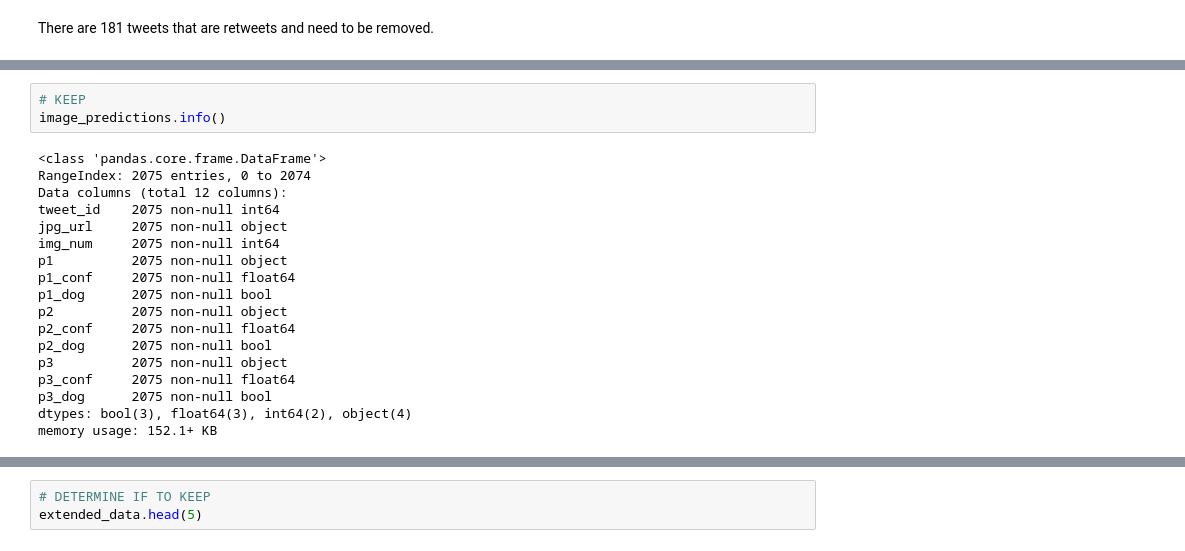
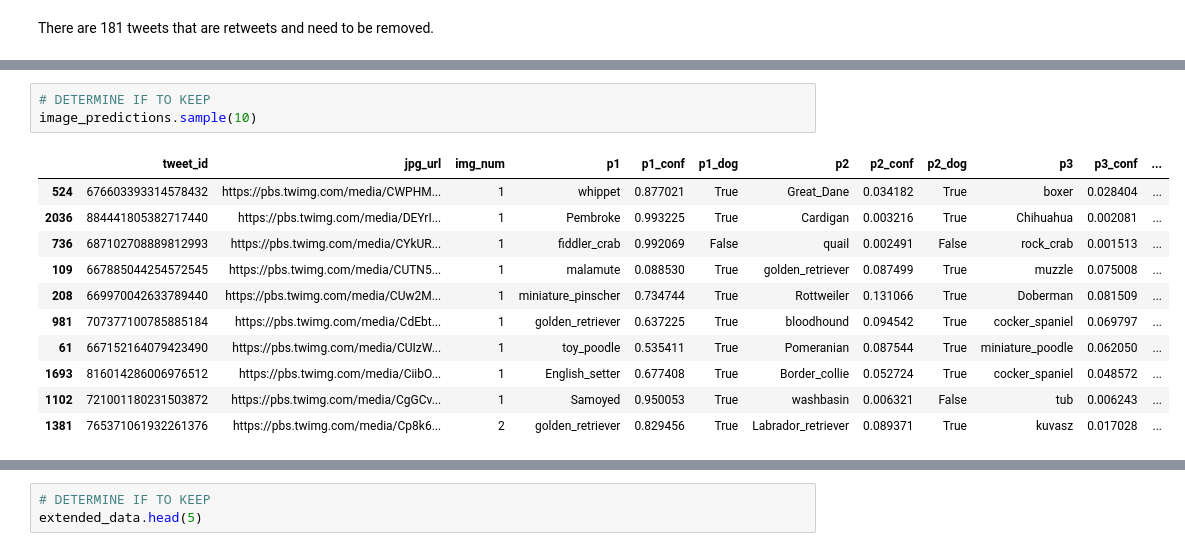
Before and after one commit to Jeffro80/DAND_Wrangle_Data, a Jupyter notebook: wrangle_act.ipynb, the cells around one changed output, grey strips where cells are left out. Drawn from its saved outputs; the diff is of its cells as text.

```diff
--- a/wrangle_act.ipynb
+++ b/wrangle_act.ipynb
@@ -190,21 +237,15 @@ There are 181 tweets that are retweets and need to be removed.
 # %%
-# KEEP
-image_predictions.info()
+# DETERMINE IF TO KEEP
+image_predictions.sample(10)
 # %% [output]
-<class 'pandas.core.frame.DataFrame'>
-RangeIndex: 2075 entries, 0 to 2074
-Data columns (total 12 columns):
-tweet_id    2075 non-null int64
-jpg_url     2075 non-null object
-img_num     2075 non-null int64
-p1          2075 non-null object
-p1_conf     2075 non-null float64
-p1_dog      2075 non-null bool
-p2          2075 non-null object
-p2_conf     2075 non-null float64
-p2_dog      2075 non-null bool
-p3          2075 non-null object
-p3_conf     2075 non-null float64
-p3_dog      2075 non-null bool
-dtypes: bool(3), float64(3), int64(2), object(4)
-memory usage: 152.1+ KB
+|  | tweet_id | jpg_url | img_num | p1 | p1_conf | p1_dog | p2 | p2_conf | p2_dog | p3 | p3_conf | ... |
+| 524 | 676603393314578432 | https://pbs.twimg.com/media/CWPHM... | 1 | whippet | 0.877021 | True | Great_Dane | 0.034182 | True | boxer | 0.028404 | ... |
+| 2036 | 884441805382717440 | https://pbs.twimg.com/media/DEYrI... | 1 | Pembroke | 0.993225 | True | Cardigan | 0.003216 | True | Chihuahua | 0.002081 | ... |
+| 736 | 687102708889812993 | https://pbs.twimg.com/media/CYkUR... | 1 | fiddler_crab | 0.992069 | False | quail | 0.002491 | False | rock_crab | 0.001513 | ... |
+| 109 | 667885044254572545 | https://pbs.twimg.com/media/CUTN5... | 1 | malamute | 0.088530 | True | golden_retriever | 0.087499 | True | muzzle | 0.075008 | ... |
+| 208 | 669970042633789440 | https://pbs.twimg.com/media/CUw2M... | 1 | miniature_pinscher | 0.734744 | True | Rottweiler | 0.131066 | True | Doberman | 0.081509 | ... |
+| 981 | 707377100785885184 | https://pbs.twimg.com/media/CdEbt... | 1 | golden_retriever | 0.637225 | True | bloodhound | 0.094542 | True | cocker_spaniel | 0.069797 | ... |
+| 61 | 667152164079423490 | https://pbs.twimg.com/media/CUIzW... | 1 | toy_poodle | 0.535411 | True | Pomeranian | 0.087544 | True | miniature_poodle | 0.062050 | ... |
+| 1693 | 816014286006976512 | https://pbs.twimg.com/media/CiibO... | 1 | English_setter | 0.677408 | True | Border_collie | 0.052724 | True | cocker_spaniel | 0.048572 | ... |
+| 1102 | 721001180231503872 | https://pbs.twimg.com/media/CgGCv... | 1 | Samoyed | 0.950053 | True | washbasin | 0.006321 | False | tub | 0.006243 | ... |
+| 1381 | 765371061932261376 | https://pbs.twimg.com/media/Cp8k6... | 2 | golden_retriever | 0.829456 | True | Labrador_retriever | 0.089371 | True | kuvasz | 0.017028 | ... |
```
Also changed, not shown: parts of 34 cells of this notebook.
